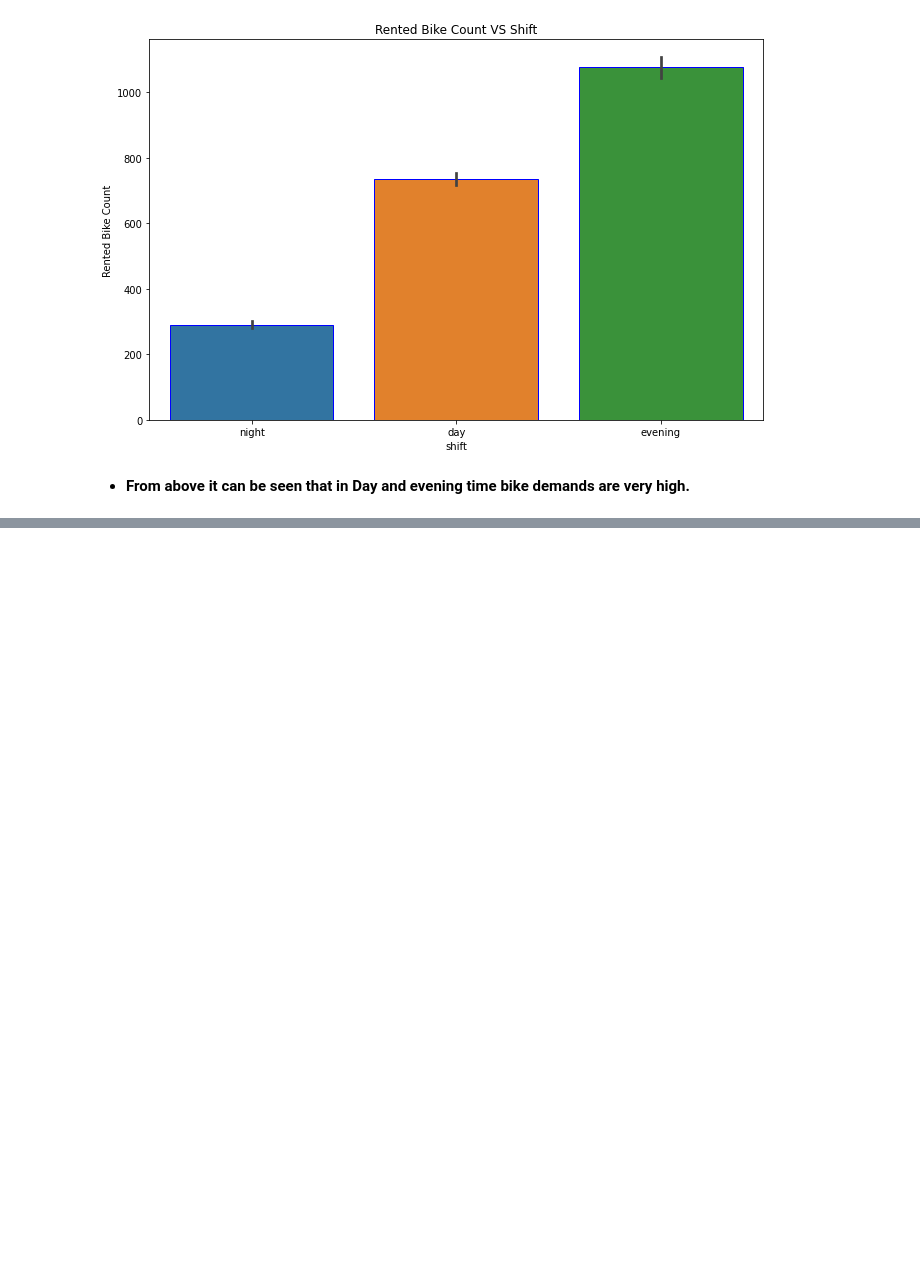
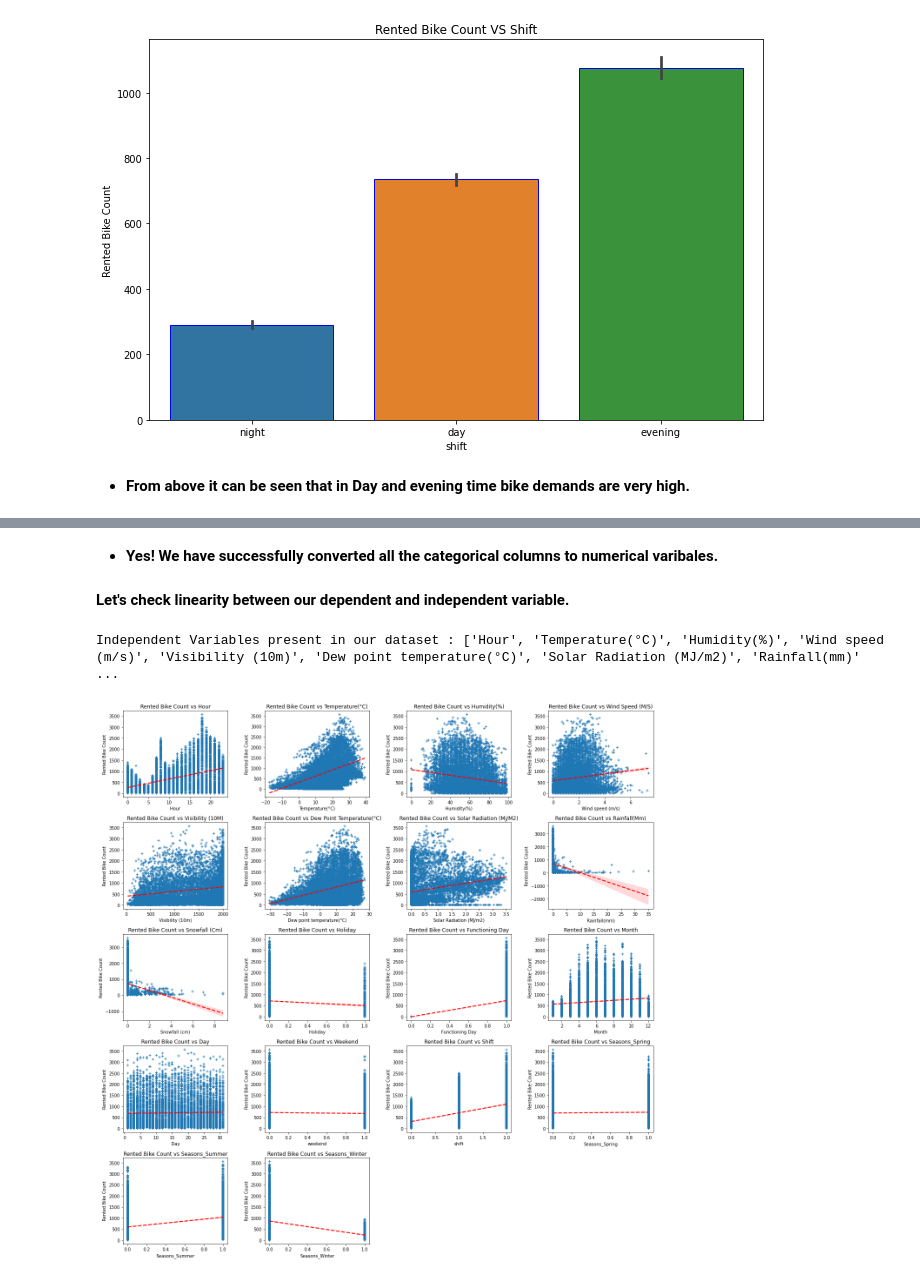
Before and after one commit to Kousikdutta1/Seoul-Bike-Sharing-Demand-Prediction, a Jupyter notebook: Kousik_Dutta_Seoul_Bike_Sharing_Demand_Prediction_Capstone_Project.ipynb, the cells around one changed output, grey strips where cells are left out. Saved outputs shown, nothing was run; the diff lists cells and outputs as text; code cells hidden in the pictures; blank space fills up the shorter version.

Commit message:
Fourth commit Bike Sharing Demand Prediction

```diff
--- a/Kousik_Dutta_Seoul_Bike_Sharing_Demand_Prediction_Capstone_Project.ipynb
+++ b/Kousik_Dutta_Seoul_Bike_Sharing_Demand_Prediction_Capstone_Project.ipynb
@@ -542,0 +558,6 @@ plt.show();
+# %%
+# Let's drop 'Date' and 'Year' column from Categorical features
+
+bike_df_copy.drop(columns = ['Date'], inplace = True)
+
+bike_df_copy.drop(columns = ['Year'], inplace = True)
@@ -542,0 +568,13 @@ plt.show();
+# %%
+# Let's convert categorical variables to numerical varibales
+
+# Defining Label encoder based on above categorical column 'Holiday', 'Functioning Day' and 'shift'
+
+
+label_encoding = {'Holiday' : {'Holiday': 1, 'No Holiday': 0}, 'Functioning Day' : {'Yes' : 1, 'No' : 0}, 'shift' : {'night' : 0 , 'day' : 1, 'evening' : 2}}
+
+bike_df_copy = bike_df_copy.replace(label_encoding)
+
+# Defining One Hot Encoding on 'Seasons' column
+
+bike_df_copy = pd.get_dummies (bike_df_copy, columns = ['Seasons'], drop_first = True)
@@ -542,0 +592,21 @@ plt.show();
+# %% [markdown]
+* **Yes! We have successfully converted all the categorical columns to numerical varibales.**
+# %% [markdown]
+**Let's check linearity between our dependent and independent variable.**
+# %%
+# Defining Independent Variables
+
+independent_variable = [i for i in bike_df_copy.columns if i not in ['Rented Bike Count']]
+
+print(f"Independent Variables present in our dataset : {independent_variable}")
+# %% [output]
+Independent Variables present in our dataset : ['Hour', 'Temperature(°C)', 'Humidity(%)', 'Wind speed (m/s)', 'Visibility (10m)', 'Dew point temperature(°C)', 'Solar Radiation (MJ/m2)', 'Rainfall(mm)' ...
+# %%
+plt.figure(figsize = (18,18))
+for index, column in enumerate(independent_variable) :
+  plt.subplot(5,4,index+1)
+  sns.regplot(data = bike_df_copy, x = column, y = 'Rented Bike Count', marker = '+' , line_kws = {'color' : 'red', 'linestyle':'--'})
+  plt.title(f'Rented Bike Count vs {column.title()}')
+  plt.tight_layout()
+# %% [output]
+[figure, added]
```
Also changed, not shown: parts of 23 cells of this notebook.
